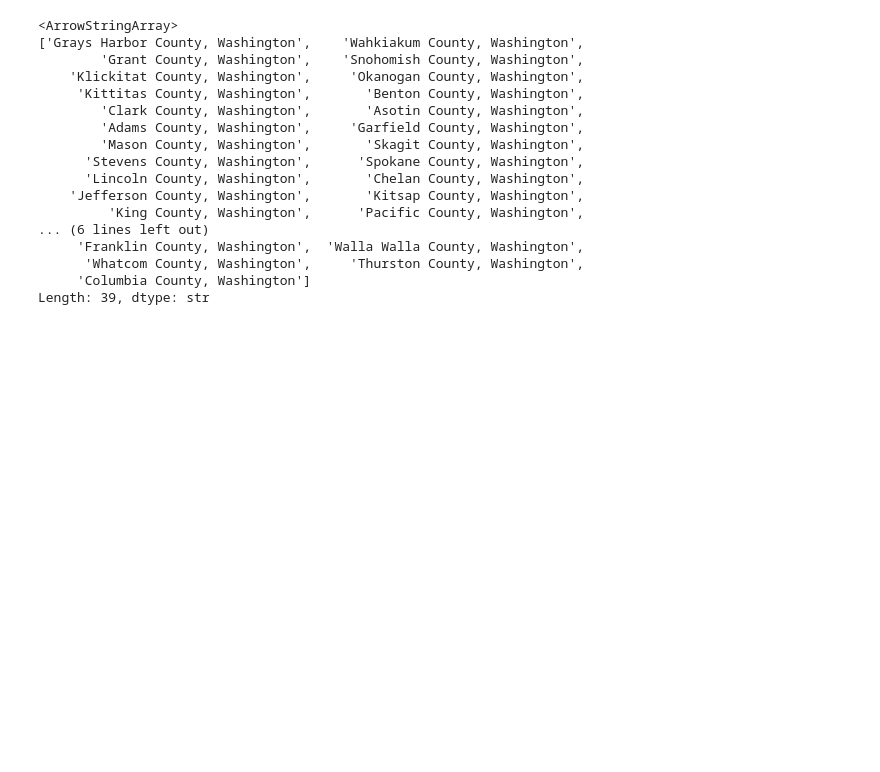
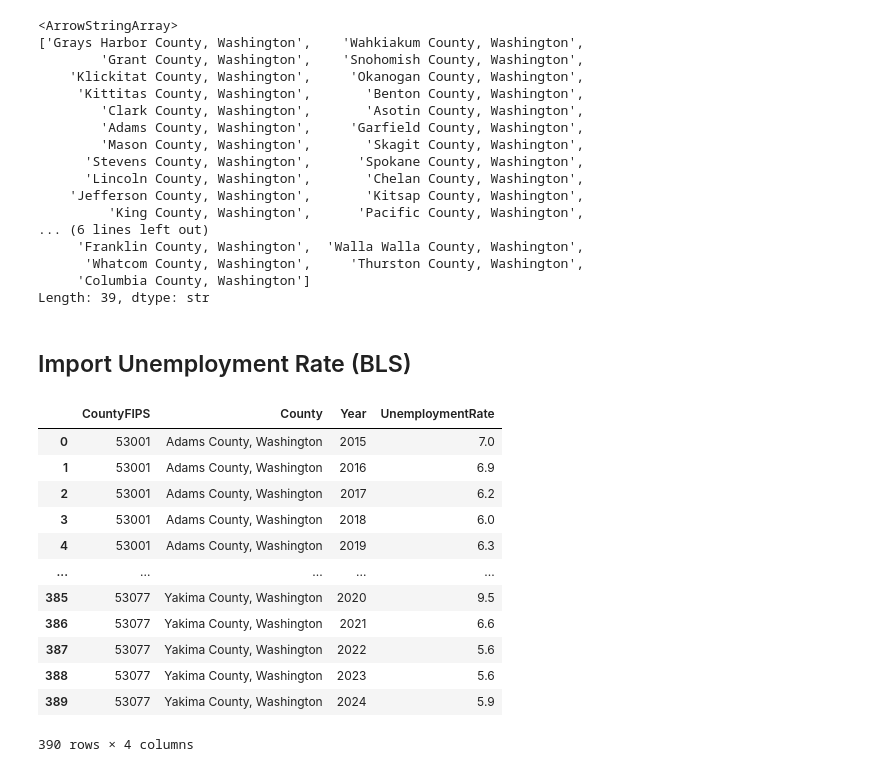
Before and after one commit to binay8/wa-housing, a Jupyter notebook: code/01_data_preparation.ipynb, the cells around one changed output. Saved outputs shown, nothing was run; the diff lists cells and outputs as text; code cells hidden in the pictures; blank space fills up the shorter version.

Commit message:
Imported unemployment data

```diff
--- a/code/01_data_preparation.ipynb
+++ b/code/01_data_preparation.ipynb
@@ -238,3 +251,24 @@ median_income["County"].unique()
       'Whatcom County, Washington',     'Thurston County, Washington',
      'Columbia County, Washington']
 Length: 39, dtype: str
+# %% [markdown]
+## Import Unemployment Rate (BLS)
+# %%
+unemployment_rates_path = DATA_DIR / 'WA_Unemployment_2015_2024.csv'
+# %%
+unemployment_rates = pd.read_csv(unemployment_rates_path)
+unemployment_rates
+# %% [output]
+|  | CountyFIPS | County | Year | UnemploymentRate |
+| 0 | 53001 | Adams County, Washington | 2015 | 7.0 |
+| 1 | 53001 | Adams County, Washington | 2016 | 6.9 |
+| 2 | 53001 | Adams County, Washington | 2017 | 6.2 |
+| 3 | 53001 | Adams County, Washington | 2018 | 6.0 |
+| 4 | 53001 | Adams County, Washington | 2019 | 6.3 |
+| ... | ... | ... | ... | ... |
+| 385 | 53077 | Yakima County, Washington | 2020 | 9.5 |
+| 386 | 53077 | Yakima County, Washington | 2021 | 6.6 |
+| 387 | 53077 | Yakima County, Washington | 2022 | 5.6 |
+| 388 | 53077 | Yakima County, Washington | 2023 | 5.6 |
+| 389 | 53077 | Yakima County, Washington | 2024 | 5.9 |
+390 rows × 4 columns
```
Also changed, not shown: parts of 9 cells of this notebook, 1 other file.
